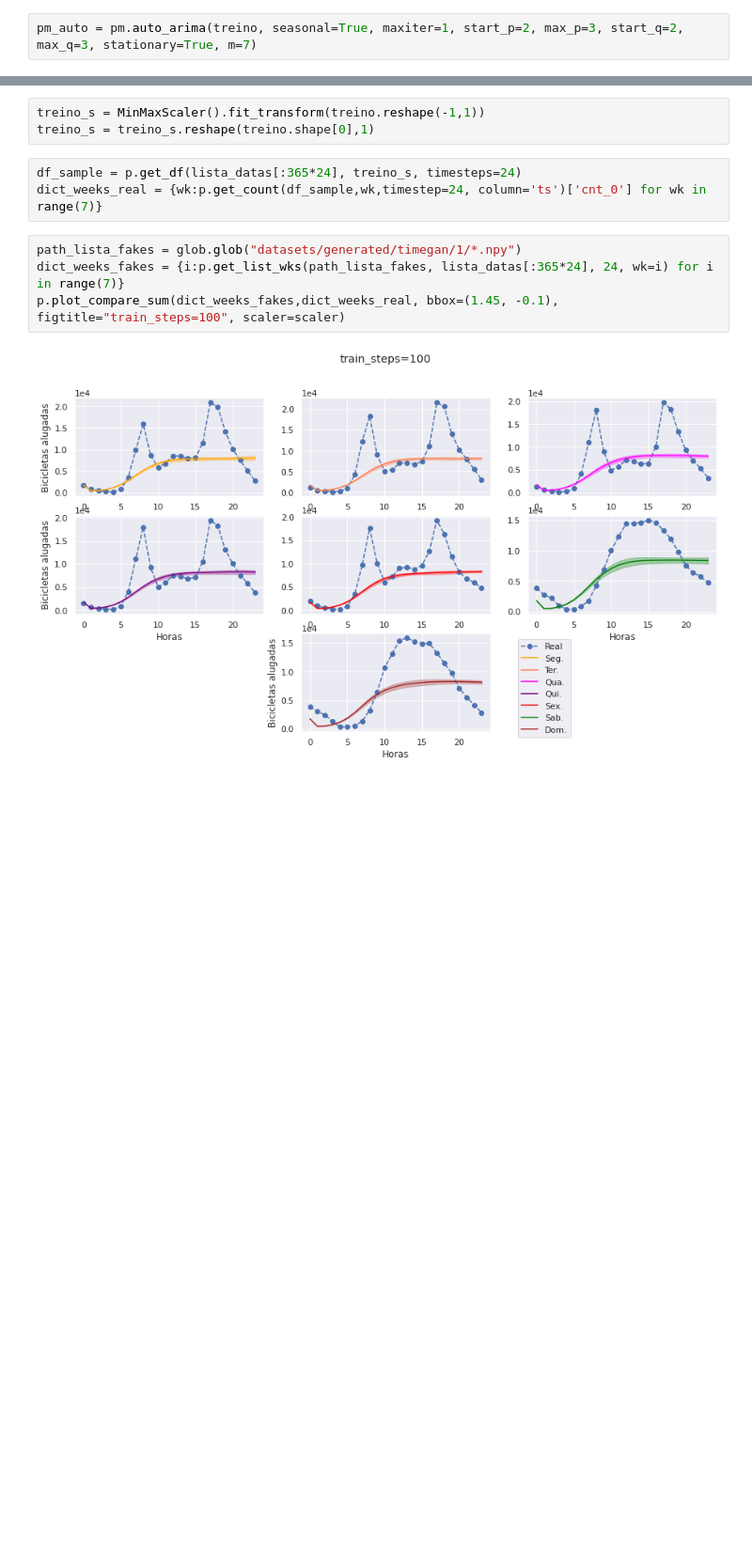
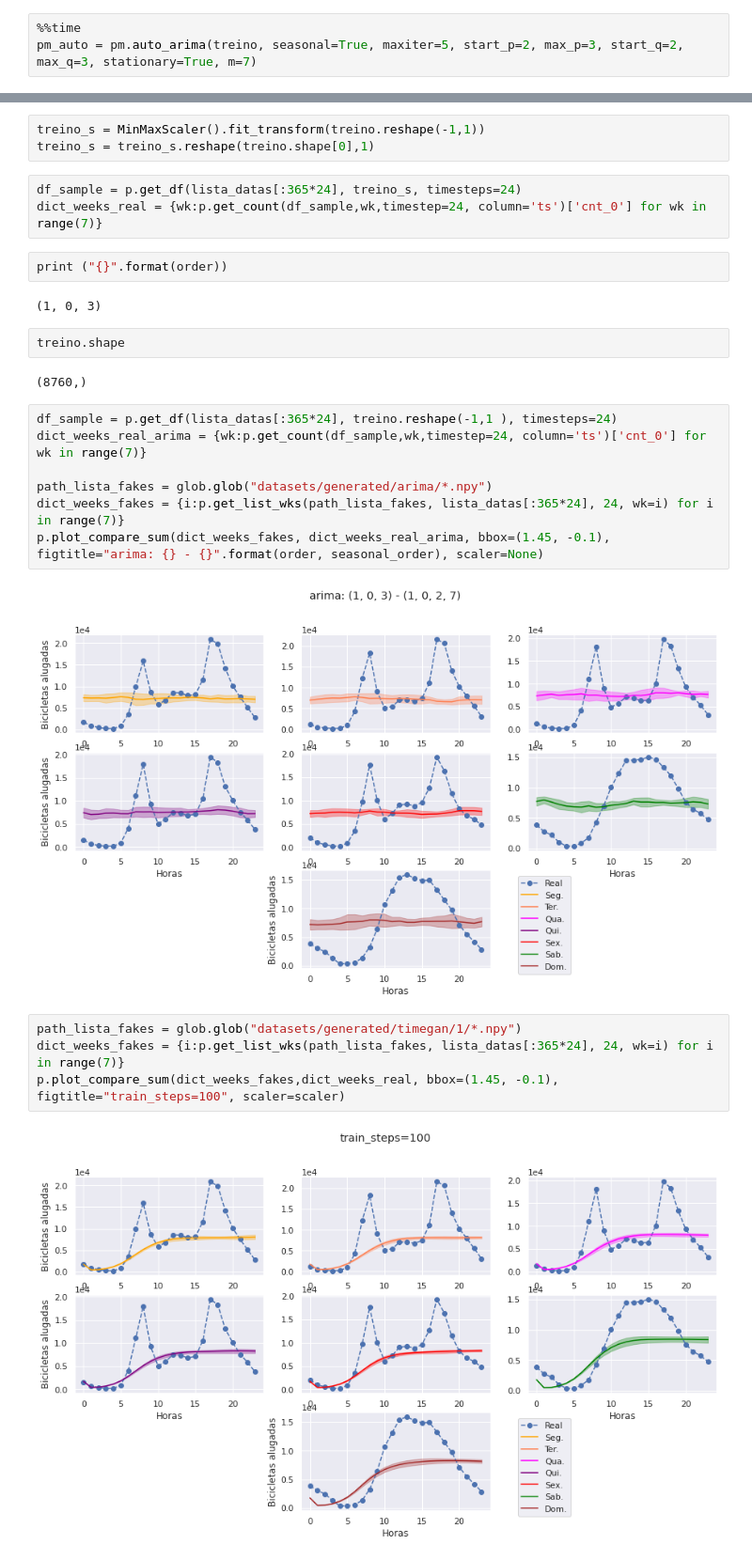
Before and after one commit to ifribeiro/minicurso_webmedia22, a Jupyter notebook: gans_bikes.ipynb, the cells around one changed output, grey strips where cells are left out. Shown: that part at 94% size. Saved outputs shown, nothing was run; the diff lists cells and outputs as text; blank space fills up the shorter version.

```diff
--- a/gans_series_temporais.ipynb
+++ b/gans_bikes.ipynb
@@ -145,2 +135,3 @@ treino = bikes['cnt'].iloc[:365*24].values
 # %%
-pm_auto = pm.auto_arima(treino, seasonal=True, maxiter=1, start_p=2, max_p=3, start_q=2, max_q=3, stationary=True, m=7)
+%%time
+pm_auto = pm.auto_arima(treino, seasonal=True, maxiter=5, start_p=2, max_p=3, start_q=2, max_q=3, stationary=True, m=7)
@@ -204,6 +198,23 @@ treino_s = treino_s.reshape(treino.shape[0],1)
 # %%
 df_sample = p.get_df(lista_datas[:365*24], treino_s, timesteps=24)
 dict_weeks_real = {wk:p.get_count(df_sample,wk,timestep=24, column='ts')['cnt_0'] for wk in range(7)}
+# %%
+print ("{}".format(order))
+# %% [output]
+(1, 0, 3)
+# %%
+treino.shape
+# %% [output]
+(8760,)
+# %%
+df_sample = p.get_df(lista_datas[:365*24], treino.reshape(-1,1 ), timesteps=24)
+dict_weeks_real_arima = {wk:p.get_count(df_sample,wk,timestep=24, column='ts')['cnt_0'] for wk in range(7)}
+
+path_lista_fakes = glob.glob("datasets/generated/arima/*.npy")
+dict_weeks_fakes = {i:p.get_list_wks(path_lista_fakes, lista_datas[:365*24], 24, wk=i) for i in range(7)}
+p.plot_compare_sum(dict_weeks_fakes, dict_weeks_real_arima, bbox=(1.45, -0.1), figtitle="arima: {} - {}".format(order, seasonal_order), scaler=None)
+# %% [output]
+[figure, added]
 # %%
 path_lista_fakes = glob.glob("datasets/generated/timegan/1/*.npy")
 dict_weeks_fakes = {i:p.get_list_wks(path_lista_fakes, lista_datas[:365*24], 24, wk=i) for i in range(7)}
```
Also changed, not shown: parts of 20 cells of this notebook.
